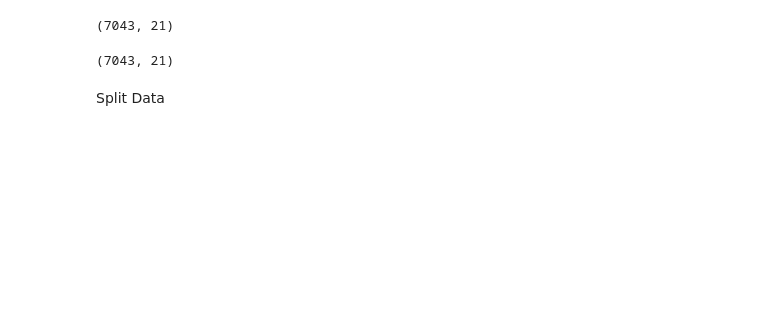
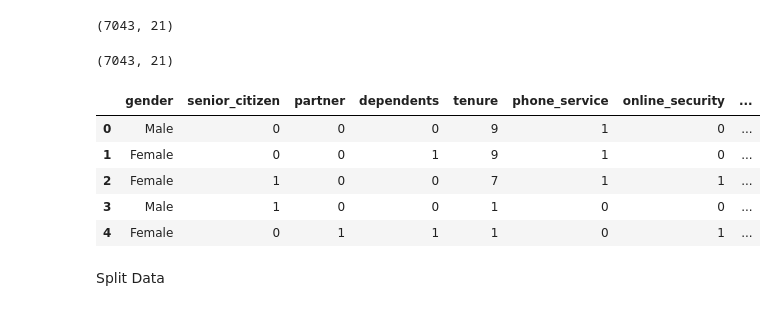
Before and after one commit to Mattsantos541/Telco-Regression-Project, a Jupyter notebook: First worksheet.ipynb, the cells around one changed output. Drawn from its saved outputs; the diff is of its cells as text; code cells hidden in the pictures; blank space fills up the shorter version.

```diff
--- a/First worksheet.ipynb
+++ b/First worksheet.ipynb
@@ -96,5 +97,12 @@ df= df.dropna()
 # %%
-df= OneHotEncoder()
+df.head()
+# %% [output]
+|  | gender | senior_citizen | partner | dependents | tenure | phone_service | online_security | ... |
+| 0 | Male | 0 | 0 | 0 | 9 | 1 | 0 | ... |
+| 1 | Female | 0 | 0 | 1 | 9 | 1 | 0 | ... |
+| 2 | Female | 1 | 0 | 0 | 7 | 1 | 1 | ... |
+| 3 | Male | 1 | 0 | 0 | 1 | 0 | 0 | ... |
+| 4 | Female | 0 | 1 | 1 | 1 | 0 | 1 | ... |
 # %% [markdown]
 Split Data
 # %%
```
Also changed, not shown: parts of 9 cells of this notebook, 1 other file.
